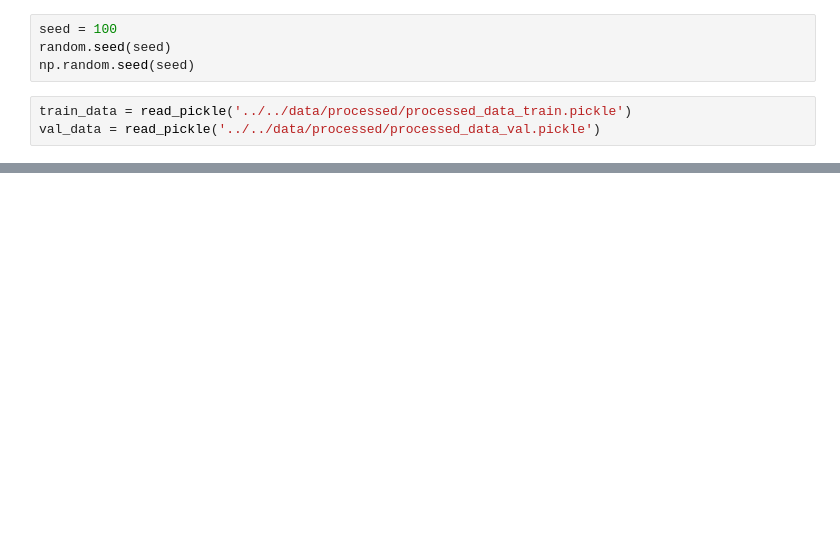
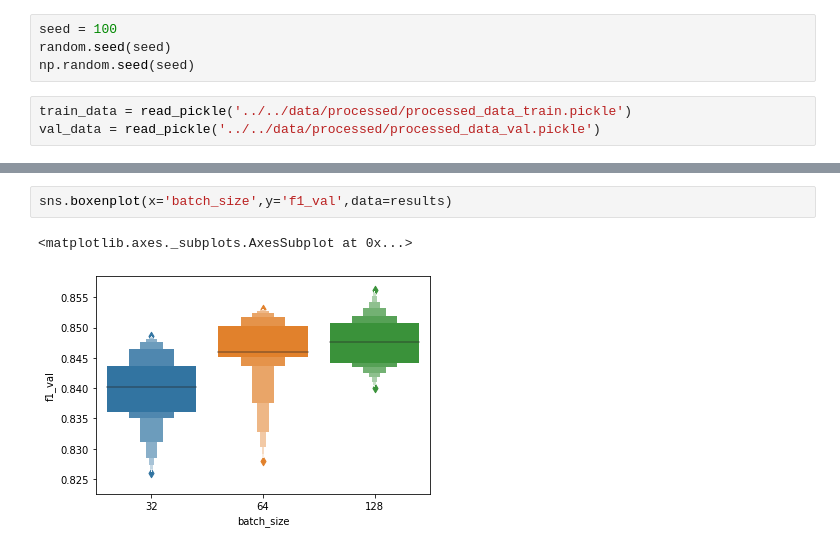
Before and after one commit to samirchar/toxic_comments, a Jupyter notebook: notebooks/train.ipynb, the cells around one changed output, grey strips where cells are left out. Cells and saved outputs as stored; diff of their text form; blank space fills up the shorter version.

```diff
--- a/notebooks/train.ipynb
+++ b/notebooks/train.ipynb
@@ -379,0 +421,5 @@ KeyboardInterrupt:
+# %%
+sns.boxenplot(x='batch_size',y='f1_val',data=results)
+# %% [output]
+<matplotlib.axes._subplots.AxesSubplot at 0x...>
+[figure, added]
```
Also changed, not shown: parts of 82 cells of this notebook, 9 other files.
